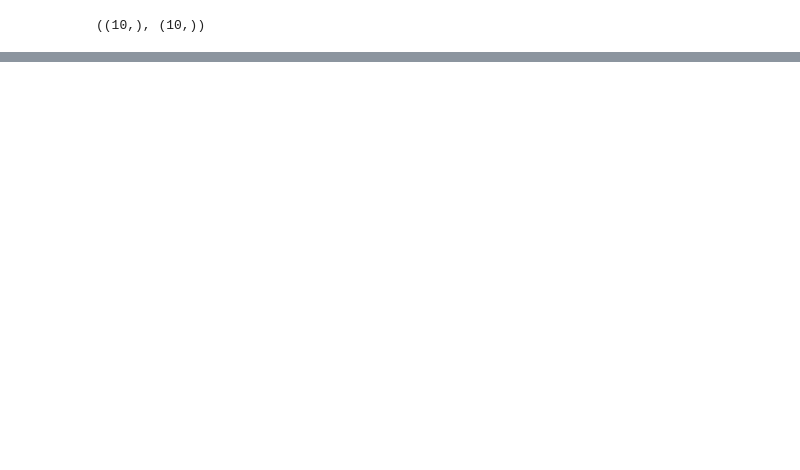
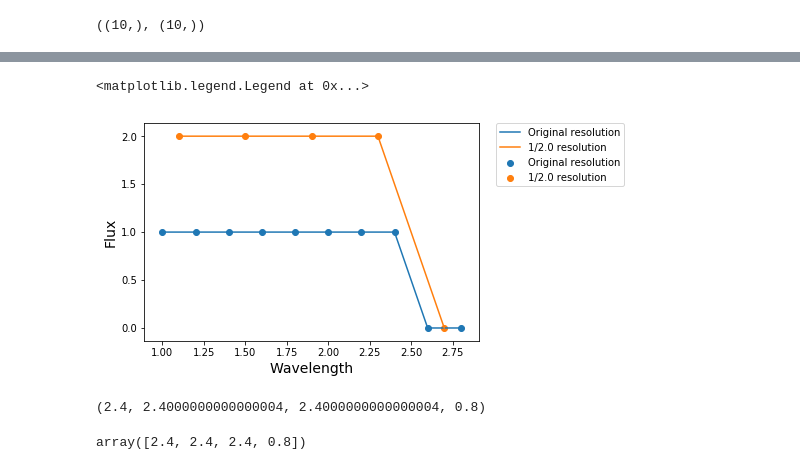
Before and after one commit to umerudel/SESNspectraPCA, a Jupyter notebook: code/test.ipynb, the cells around one changed output, grey strips where cells are left out. Drawn from its saved outputs; the diff is of its cells as text; code cells hidden in the pictures; blank space fills up the shorter version.

```diff
--- a/code/test.ipynb
+++ b/code/test.ipynb
@@ -138,0 +134,19 @@ array([0.4, 0.4, 0.4])
+# %%
+plt.plot(wl, f, label="Original resolution")
+plt.scatter(wl, f, label="Original resolution")
+plt.plot(np.log(w2), f2, label="1/2.0 resolution")
+plt.scatter(np.log(w2), f2, label="1/2.0 resolution")
+plt.xlabel('Wavelength', fontsize=14)
+plt.ylabel('Flux', fontsize=14)
+plt.legend(bbox_to_anchor=(1.05, 1), loc='upper left', borderaxespad=0.)
+# %% [output]
+<matplotlib.legend.Legend at 0x...>
+[figure, added]
+# %%
+1 + 1 + 0.4 * 1, 0.6 * 1 + 1 + 0.8 * 1, 0.2 * 1 + 1 + 1 + 0.2 * 1, 0.8 * 1 + 0 + 0 * 0.6
+# %% [output]
+(2.4, 2.4000000000000004, 2.4000000000000004, 0.8)
+# %%
+f2
+# %% [output]
+array([2.4, 2.4, 2.4, 0.8])
```
Also changed, not shown: parts of 19 cells of this notebook.
